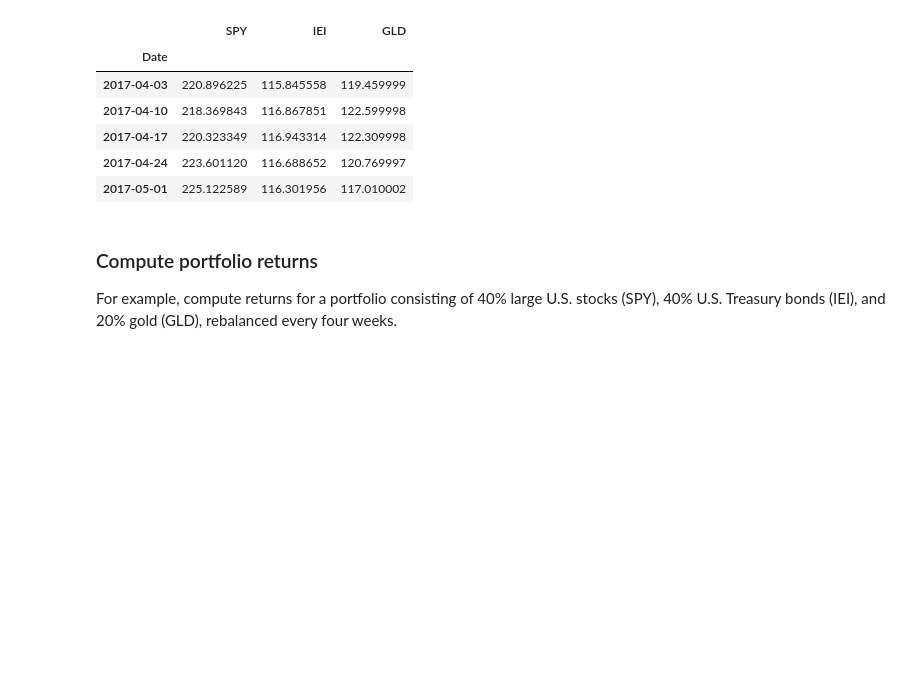
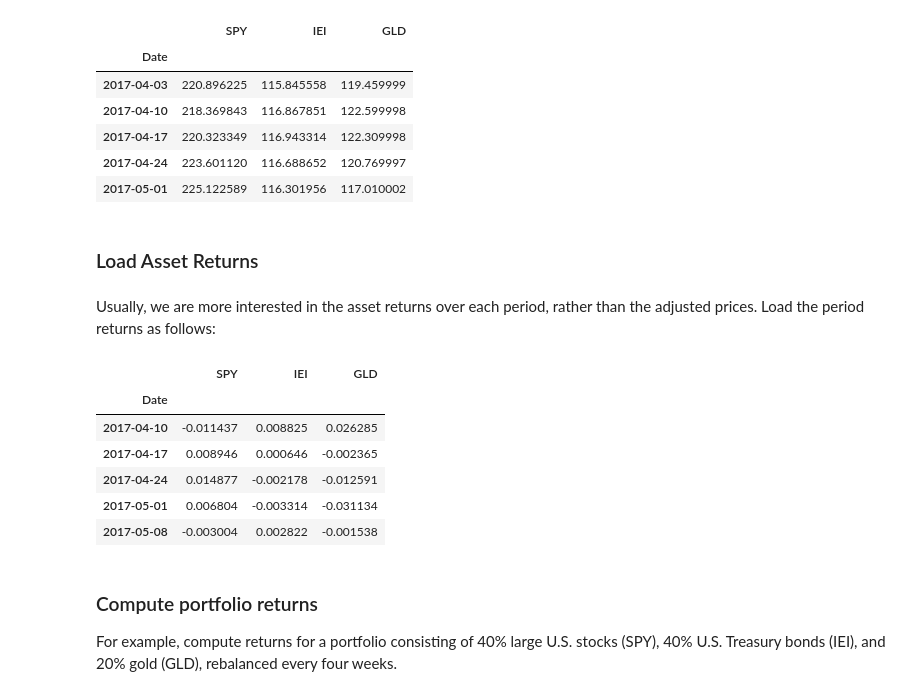
Before and after one commit to rickatx/rfpfolio, a Jupyter notebook: index.ipynb, the cells around one changed output. Cells and saved outputs as stored; diff of their text form; code cells hidden in the pictures; blank space fills up the shorter version.

```diff
--- a/index.ipynb
+++ b/index.ipynb
@@ -61,6 +75,21 @@ price_data.head()
 | 2017-04-17 | 220.323349 | 116.943314 | 122.309998 |
 | 2017-04-24 | 223.601120 | 116.688652 | 120.769997 |
 | 2017-05-01 | 225.122589 | 116.301956 | 117.010002 |
+# %% [markdown]
+### Load Asset Returns
+# %% [markdown]
+Usually, we are more interested in the asset returns over each period, rather than the adjusted prices. Load the period returns as follows:
+# %%
+return_data = tst_src.load_all_period_returns(['SPY', 'IEI', 'GLD'], subdir='weekly')
+return_data.head()
+# %% [output]
+|  | SPY | IEI | GLD |
+| Date |  |  |  |
+| 2017-04-10 | -0.011437 | 0.008825 | 0.026285 |
+| 2017-04-17 | 0.008946 | 0.000646 | -0.002365 |
+| 2017-04-24 | 0.014877 | -0.002178 | -0.012591 |
+| 2017-05-01 | 0.006804 | -0.003314 | -0.031134 |
+| 2017-05-08 | -0.003004 | 0.002822 | -0.001538 |
 # %% [markdown]
 ### Compute portfolio returns
 
```
Also changed, not shown: parts of 3 cells of this notebook, 4 other files.
